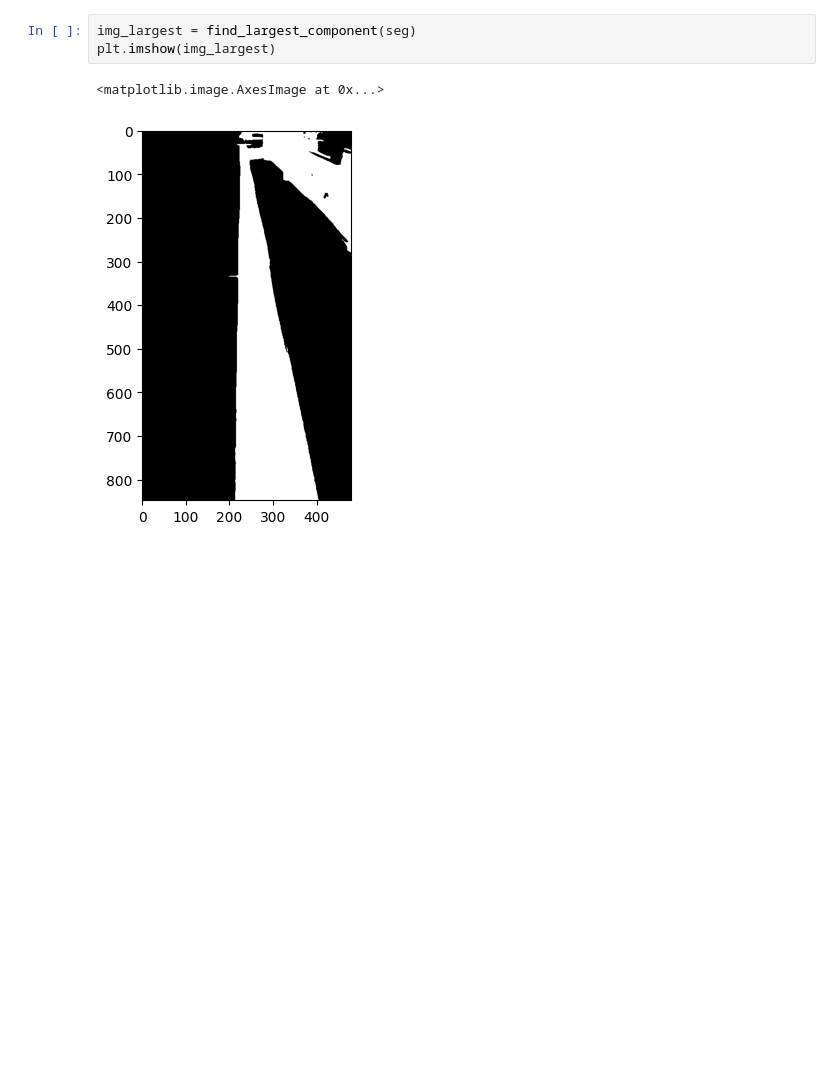
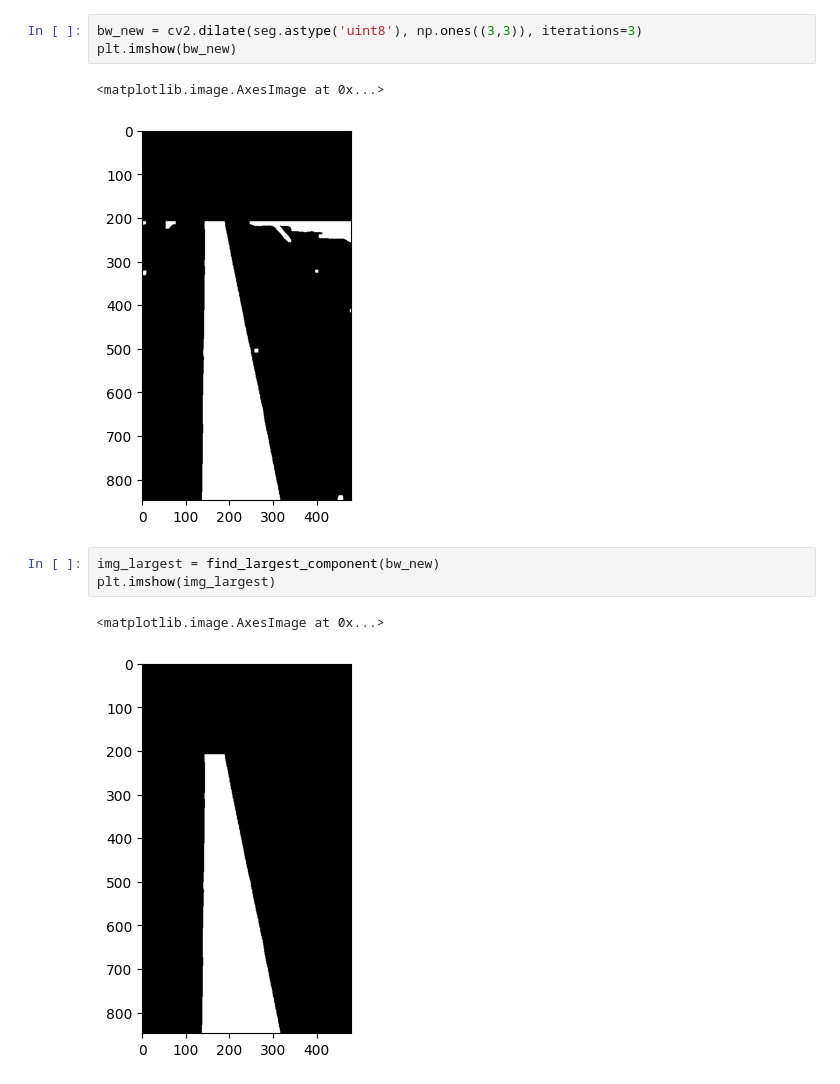
Before and after one commit to hendric-popma/project_bums, a Jupyter notebook: Test_videos_seg_lines.ipynb, the cells around one changed output. Cells and saved outputs as stored; diff of their text form; blank space fills up the shorter version.

```diff
--- a/Test_videos_seg_lines.ipynb
+++ b/Test_videos_seg_lines.ipynb
@@ -53,6 +71,12 @@ uint8
+# %%
+bw_new = cv2.dilate(seg.astype('uint8'), np.ones((3,3)), iterations=3)
+plt.imshow(bw_new)
+# %% [output]
+<matplotlib.image.AxesImage at 0x...>
+[figure, added]
 # %%
-img_largest = find_largest_component(seg)
+img_largest = find_largest_component(bw_new)
 plt.imshow(img_largest)
 # %% [output]
 <matplotlib.image.AxesImage at 0x...>
-[figure, old version]
+[figure, new version]
```
Also changed, not shown: parts of 8 cells of this notebook, 1 other file.
